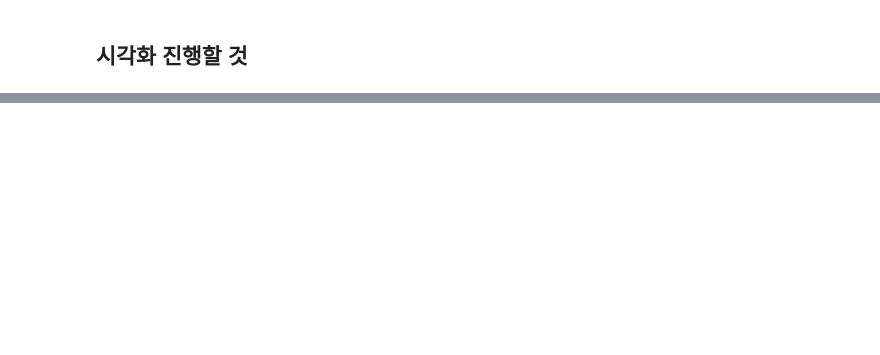
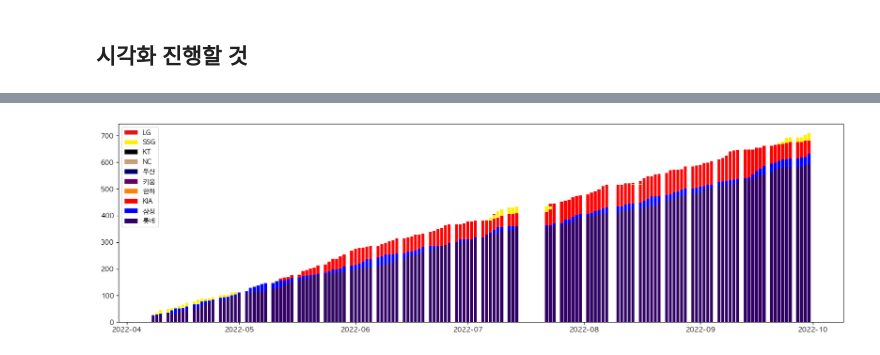
Before and after one commit to JorimJoram/BaseBall_Posting, a Jupyter notebook: Data_Crawling/Schedule.ipynb, the cells around one changed output, grey strips where cells are left out. Saved outputs shown, nothing was run; the diff lists cells and outputs as text; code cells hidden in the pictures; blank space fills up the shorter version.

```diff
--- a/Data_Crawling/Schedule.ipynb
+++ b/Data_Crawling/Schedule.ipynb
@@ -169,0 +184,20 @@ plt.show()
+# %%
+for team, color in zip(team_list, color_list):
+    df_result = pd.DataFrame(columns=["경기수", "승리", "무승부", "패배","득점","실점","승점", "게임차", "순위", "일자"])
+
+    for file in sorted_rank[5:]:
+        if file == ".DS_Store" or file=="7.16.csv":
+            continue
+        date = datetime.strptime("2022."+file.replace(".csv", ''), '%Y.%m.%d')
+        rank_df = pd.read_csv("./date_rank/"+file, index_col=0)
+        rank_df["일자"] = date
+
+        rank_list = list(rank_df.loc[team, :])
+        df_result.loc[len(df_result)] = rank_list
+    plt.gcf().set_size_inches(20, 5.5)
+    plt.gca().invert_yaxis()
+    plt.bar(df_result["일자"], df_result["득점"],label=team, color=color)
+plt.legend(loc='best')
+plt.show()
+# %% [output]
+[figure, added]
```
Also changed, not shown: parts of 11 cells of this notebook.
